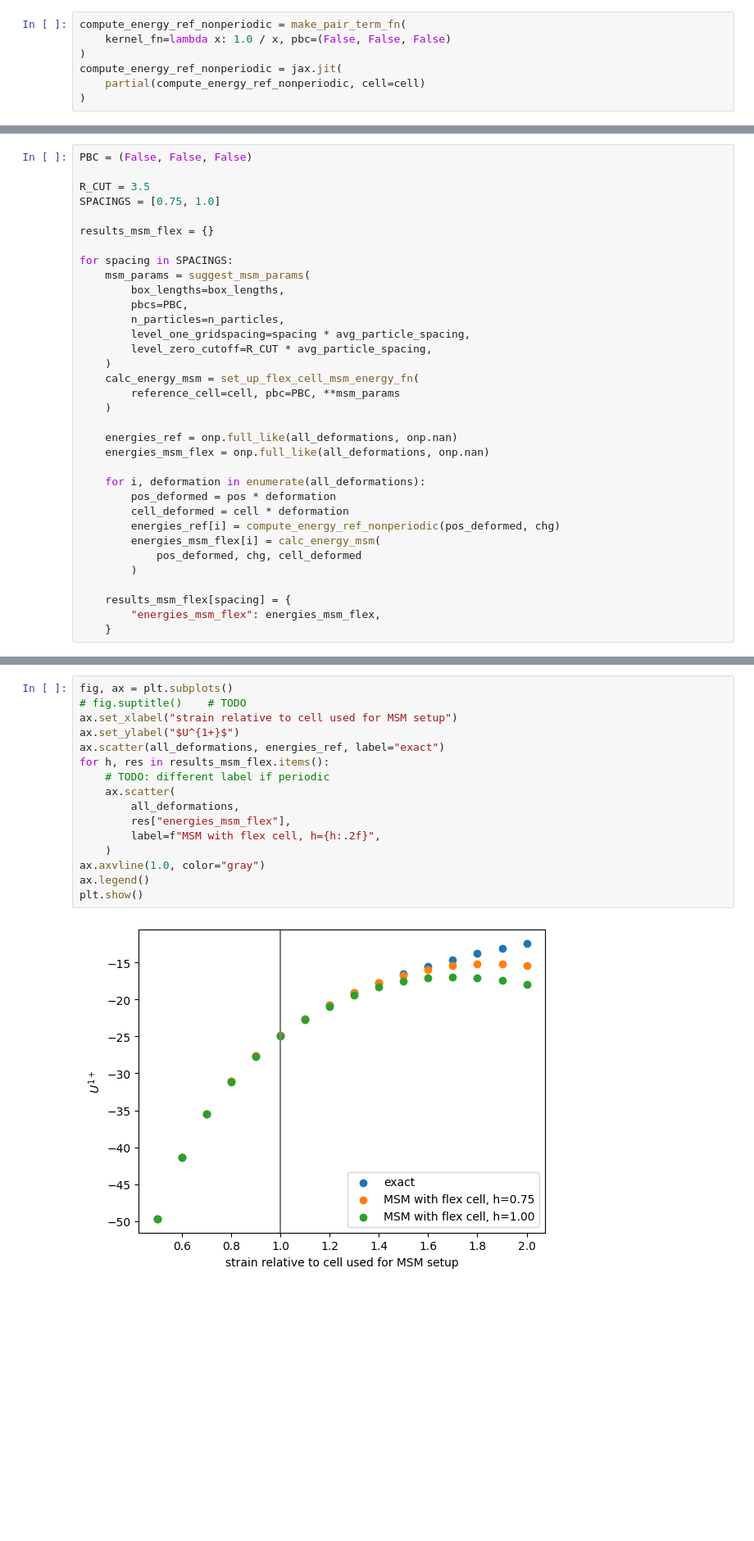
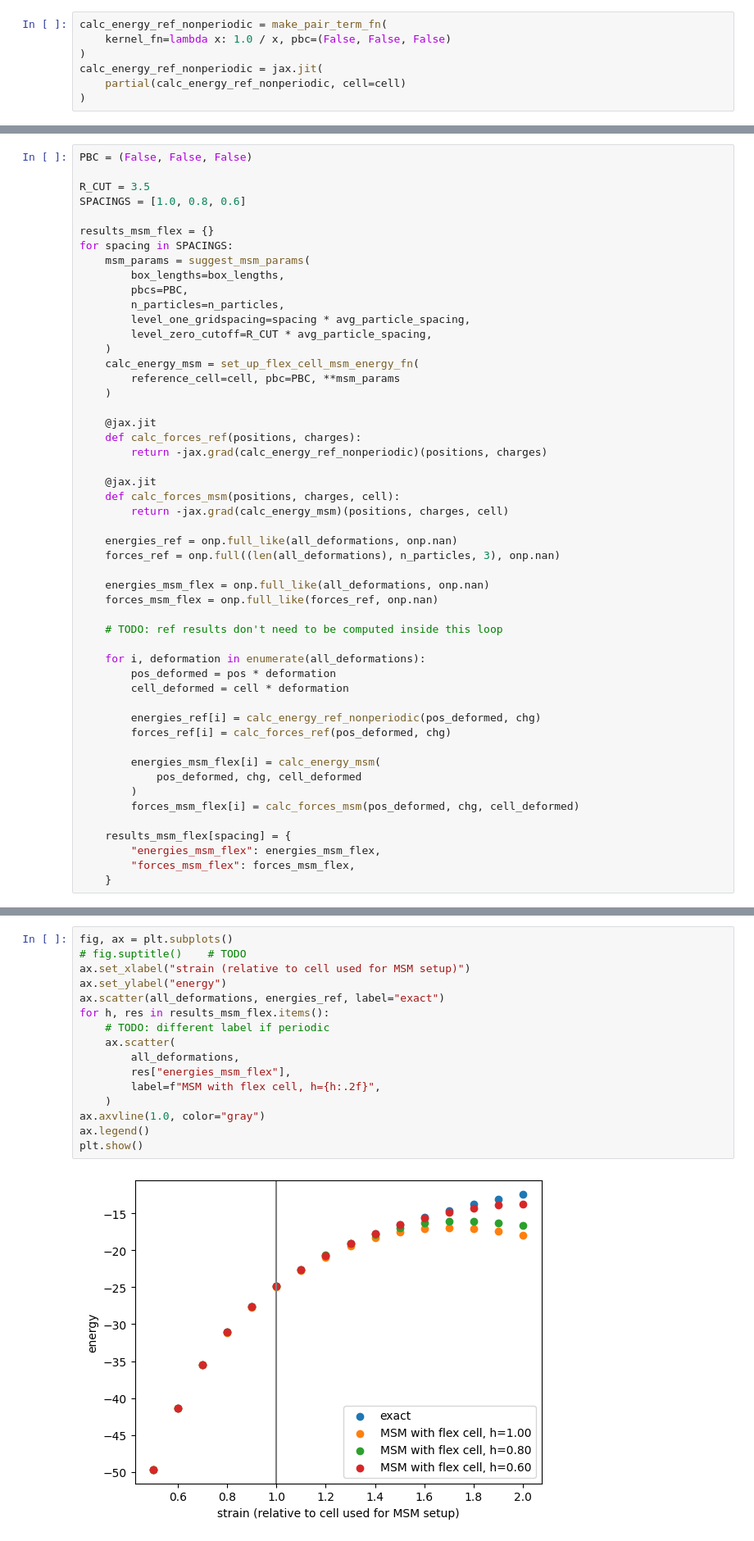
Before and after one commit to Madsen-s-research-group/msmjax, a Jupyter notebook: examples/flexible_cell.ipynb, the cells around one changed output, grey strips where cells are left out. Shown: that part at 82% size. Saved outputs shown, nothing was run; the diff lists cells and outputs as text; blank space fills up the shorter version.

```diff
--- a/examples/flexible_cell.ipynb
+++ b/examples/flexible_cell.ipynb
@@ -33,11 +33,11 @@ avg_particle_spacing = (onp.linalg.det(cell) / n_particles) ** (1 / 3)
 # %% [markdown]
 # Define energy calculators
 # %%
-compute_energy_ref_nonperiodic = make_pair_term_fn(
+calc_energy_ref_nonperiodic = make_pair_term_fn(
     kernel_fn=lambda x: 1.0 / x, pbc=(False, False, False)
 )
-compute_energy_ref_nonperiodic = jax.jit(
-    partial(compute_energy_ref_nonperiodic, cell=cell)
+calc_energy_ref_nonperiodic = jax.jit(
+    partial(calc_energy_ref_nonperiodic, cell=cell)
 )
 # %%
 def set_up_flex_cell_msm_energy_fn(reference_cell, pbc, **msm_params):
@@ -71,10 +71,9 @@ all_deformations = onp.linspace(lower, upper, n_steps)
 PBC = (False, False, False)
 
 R_CUT = 3.5
-SPACINGS = [0.75, 1.0]
+SPACINGS = [1.0, 0.8, 0.6]
 
 results_msm_flex = {}
-
 for spacing in SPACINGS:
     msm_params = suggest_msm_params(
         box_lengths=box_lengths,
@@ -87,18 +86,36 @@ for spacing in SPACINGS:
         reference_cell=cell, pbc=PBC, **msm_params
     )
 
+    @jax.jit
+    def calc_forces_ref(positions, charges):
+        return -jax.grad(calc_energy_ref_nonperiodic)(positions, charges)
+
+    @jax.jit
+    def calc_forces_msm(positions, charges, cell):
+        return -jax.grad(calc_energy_msm)(positions, charges, cell)
+
     energies_ref = onp.full_like(all_deformations, onp.nan)
+    forces_ref = onp.full((len(all_deformations), n_particles, 3), onp.nan)
+
     energies_msm_flex = onp.full_like(all_deformations, onp.nan)
+    forces_msm_flex = onp.full_like(forces_ref, onp.nan)
+
+    # TODO: ref results don't need to be computed inside this loop
 
     for i, deformation in enumerate(all_deformations):
         pos_deformed = pos * deformation
         cell_deformed = cell * deformation
-        energies_ref[i] = compute_energy_ref_nonperiodic(pos_deformed, chg)
+
+        energies_ref[i] = calc_energy_ref_nonperiodic(pos_deformed, chg)
+        forces_ref[i] = calc_forces_ref(pos_deformed, chg)
+
         energies_msm_flex[i] = calc_energy_msm(
             pos_deformed, chg, cell_deformed
         )
+        forces_msm_flex[i] = calc_forces_msm(pos_deformed, chg, cell_deformed)
 
     results_msm_flex[spacing] = {
         "energies_msm_flex": energies_msm_flex,
+        "forces_msm_flex": forces_msm_flex,
     }
 # %% [output]
@@ -113,21 +134,21 @@ Suggested value for max grid level L was found according to criterion/criteria:
 # %%
 fig, ax = plt.subplots()
 # fig.suptitle()    # TODO
-ax.set_xlabel("strain relative to cell used for MSM setup")
-ax.set_ylabel("$U^{1+}$")
+ax.set_xlabel("strain (relative to cell used for MSM setup)")
+ax.set_ylabel("energy")
 ax.scatter(all_deformations, energies_ref, label="exact")
 for h, res in results_msm_flex.items():
     # TODO: different label if periodic
     ax.scatter(
         all_deformations,
         res["energies_msm_flex"],
         label=f"MSM with flex cell, h={h:.2f}",
     )
 ax.axvline(1.0, color="gray")
 ax.legend()
 plt.show()
 # %% [output]
-[figure, old version]
+[figure, new version]
 # %% [markdown]
 # Orthogonal: Anisotropic strain
 # %% [markdown]
```
Also changed, not shown: parts of 1 cell of this notebook.
